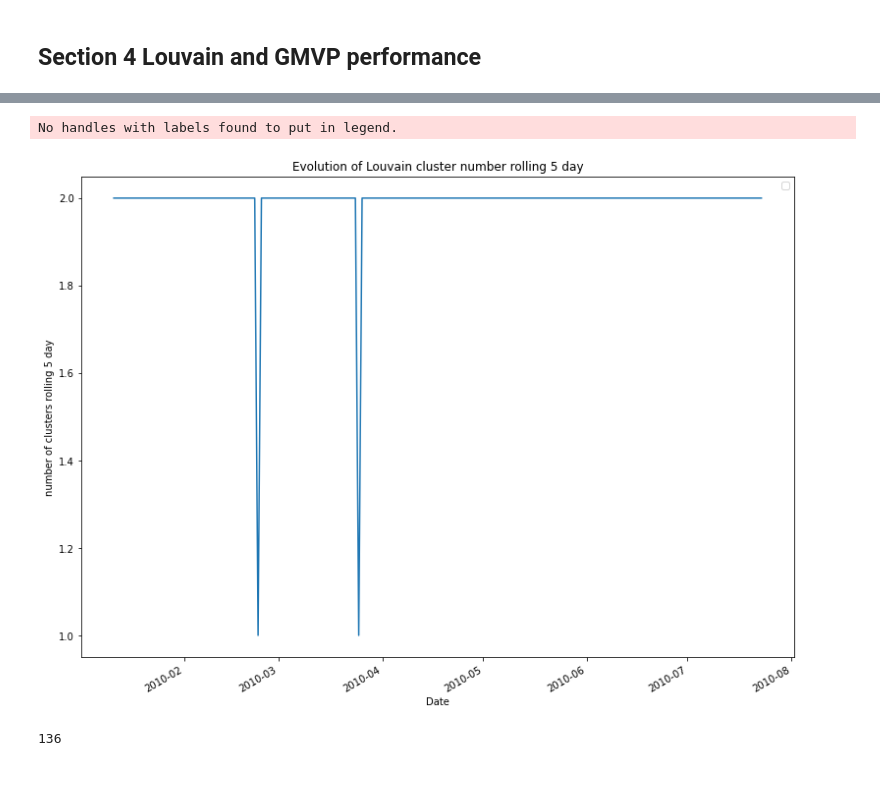
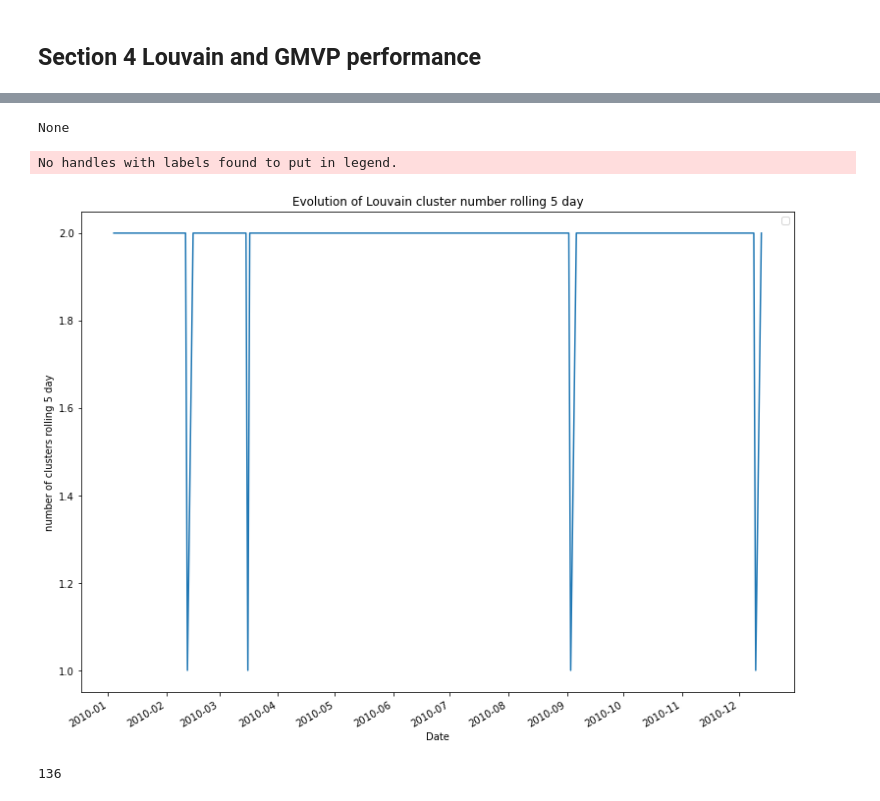
Before and after one commit to franckatte/ML_For_Finance, a Jupyter notebook: big data/Code/main.ipynb, the cells around one changed output, grey strips where cells are left out. Saved outputs shown, nothing was run; the diff lists cells and outputs as text; code cells hidden in the pictures.

```diff
--- a/big data/Code/main.ipynb
+++ b/big data/Code/main.ipynb
@@ -22,0 +27,3 @@ folder_path = 'D:/GitHub/ML_For_Finance/big data/data/data/'
+# %%
+i=260
+i
@@ -22,0 +32,4 @@ folder_path = 'D:/GitHub/ML_For_Finance/big data/data/data/'
+# %%
+temp= impor_data(Market_name,Date[i],folder_path)
+t1=refresh_time_dask(temp,Date[i])
+len(t1)
@@ -194,19 +251,23 @@ backtesting1.plot_value('Rolling on 5 business day')
+# %%
+print(backtesting1.date_path)
+# %% [output]
+None
 # %%
 plt.figure(figsize=(13,10))
 
-plt.plot(backtesting1.date_path[1:],backtesting1.number_cluster)
+plt.plot(Date[:i-8-3-1],backtesting1.number_cluster)
 
 plt.legend()
 plt.ylabel("number of clusters rolling 5 day")
 plt.xlabel('Date')
 plt.title('Evolution of Louvain cluster number rolling 5 day')
 plt.gca().xaxis.set_major_locator(mdates.MonthLocator())
 
 plt.gcf().autofmt_xdate()
 plt.savefig('figures/number_louvain_cluster rolling 5 day.pdf')
 # %% [output]
 No handles with labels found to put in legend.
-[figure, old version]
+[figure, new version]
 # %%
 len(backtesting1.date_path)
 # %% [output]
```
Also changed, not shown: parts of 8 cells of this notebook.
